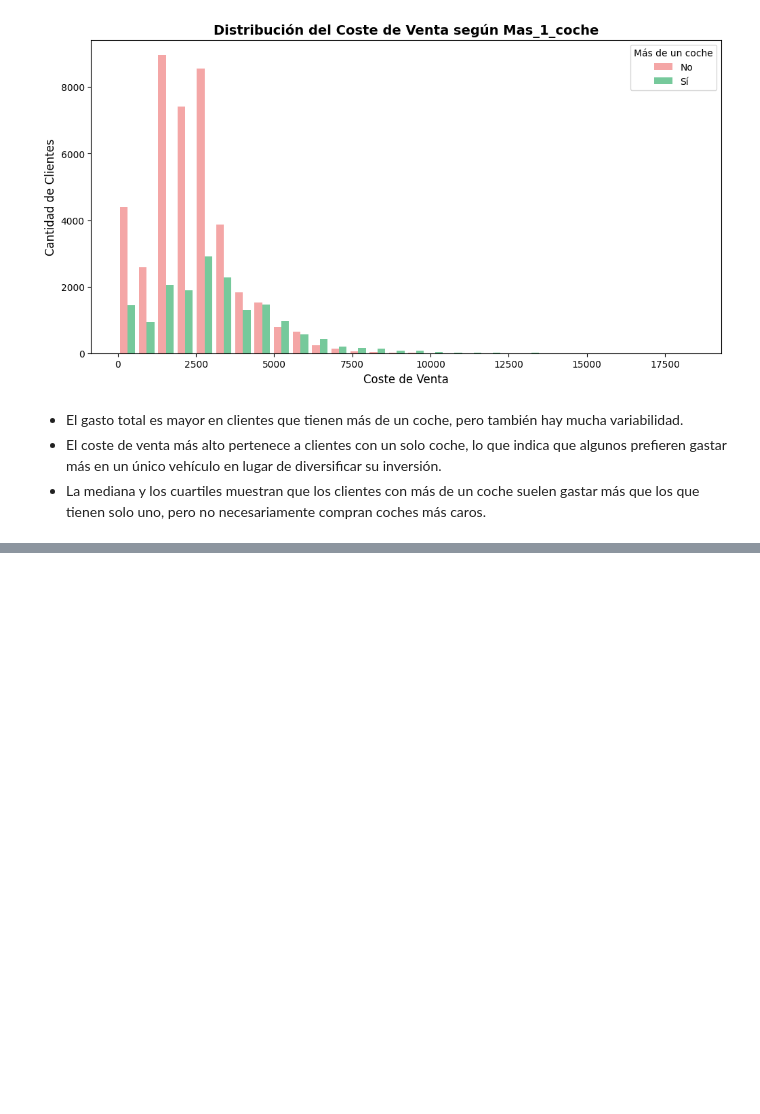
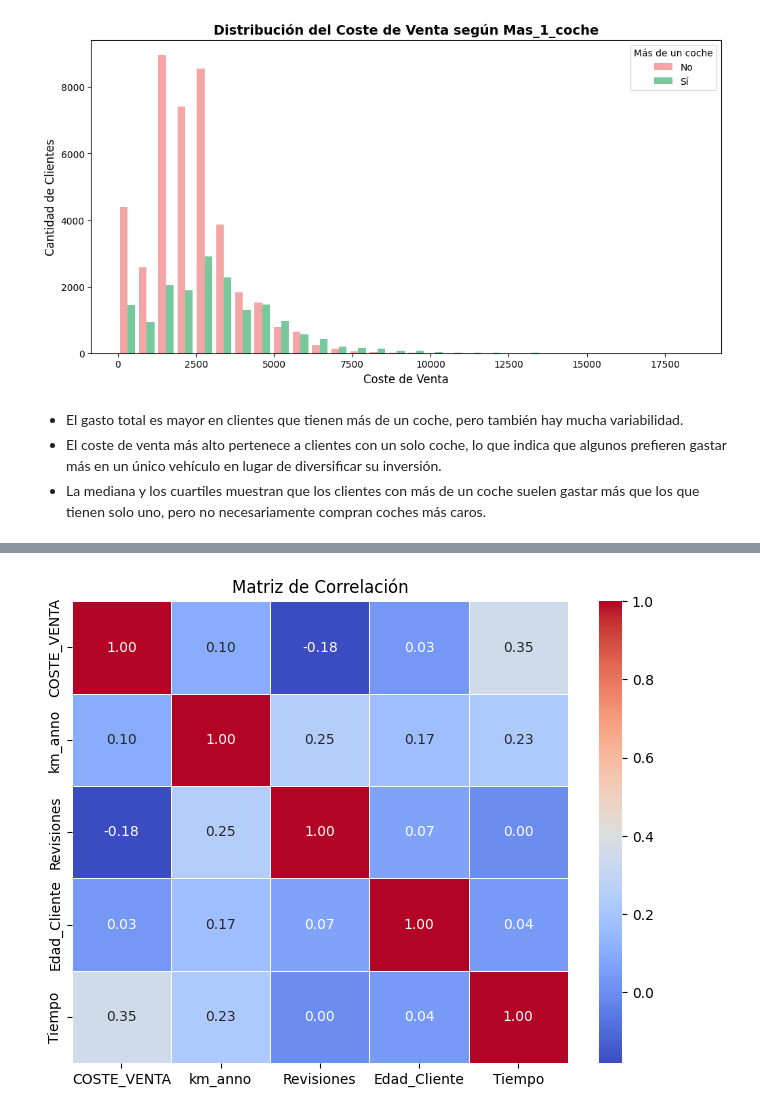
Before and after one commit to Nachosanchezz/ia_trabajos, a Jupyter notebook: notebooks/01_eda.ipynb, the cells around one changed output, grey strips where cells are left out. Drawn from its saved outputs; the diff is of its cells as text; code cells hidden in the pictures; blank space fills up the shorter version.

```diff
--- a/notebooks/01_eda.ipynb
+++ b/notebooks/01_eda.ipynb
@@ -257,0 +289,14 @@ plt.show()
+# %%
+# Seleccionar solo las variables numéricas relevantes
+correlation_cols = ["COSTE_VENTA", "km_anno", "Revisiones", "Edad_Cliente", "Tiempo"]
+correlation_matrix = df[correlation_cols].corr()
+
+# Generar el heatmap de correlación
+plt.figure(figsize=(8,6))
+sns.heatmap(correlation_matrix, annot=True, cmap="coolwarm", fmt=".2f", linewidths=0.5)
+
+# Configuración del gráfico
+plt.title("Matriz de Correlación")
+plt.show()
+# %% [output]
+[figure, added]
```
Also changed, not shown: parts of 7 cells of this notebook.
